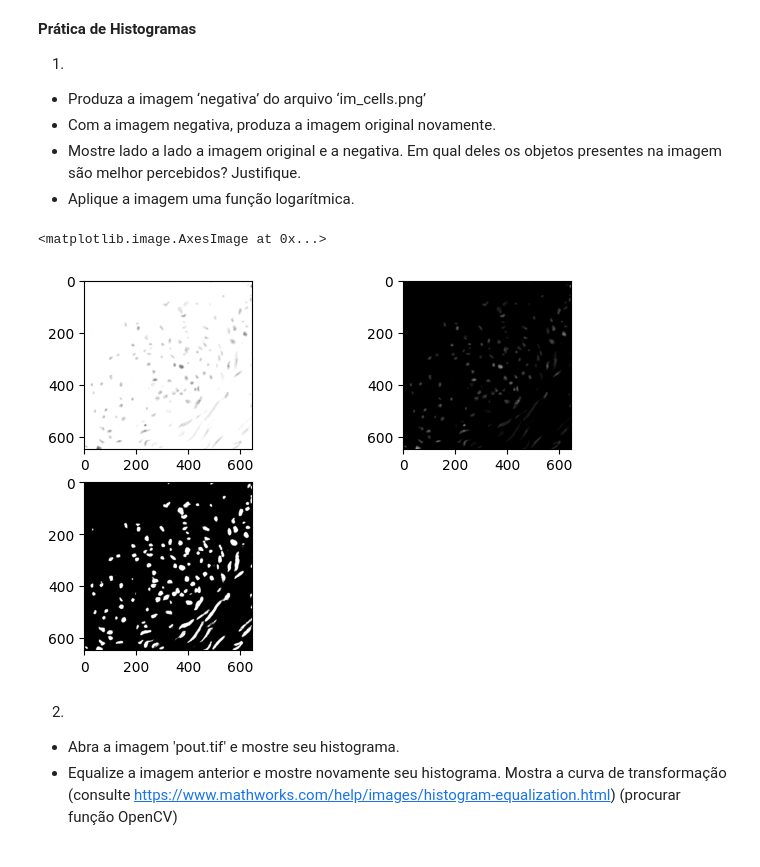
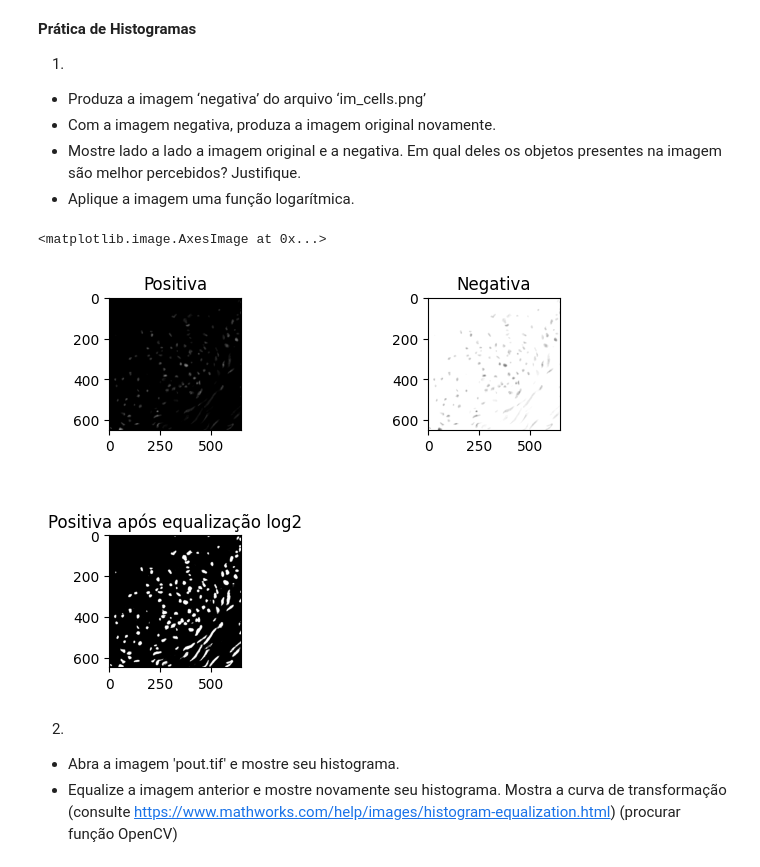
Before and after one commit to carlos-000-carlos/gsi058_t1_carlos.menezes, a Jupyter notebook: Lab03 - Histogram Equalization/Lab03_hist.ipynb, the cells around one changed output. Cells and saved outputs as stored; diff of their text form; code cells hidden in the pictures.

```diff
--- a/Lab03 - Histogram Equalization/Lab03_hist.ipynb
+++ b/Lab03 - Histogram Equalization/Lab03_hist.ipynb
@@ -17,39 +17,41 @@ img2 = cv2.imread("im_cells.png", cv2.IMREAD_GRAYSCALE)
 img3 = cv2.imread("im_cells.png", cv2.IMREAD_GRAYSCALE)
 img4 = cv2.imread("im_cells.png", cv2.IMREAD_GRAYSCALE)
 
 linhas = img.shape[0]
 colunas = img.shape[1]
 
 img2 = (255 - img)
 img3 = (255 - img2)
 
-x = (float)(0);
+x = (float)(0)
 
 i = (int)(0)
 while(i < linhas):
     j = (int)(0)
     while(j < colunas):
         x = round((31.875 * math.log2(img[i,j] / 255.0 + 1)) * 255);
         x = min(x, 255)
         img4[i,j] = x
         j = j + 1
     i = i + 1
 
 plt.subplot(2,2,1)
 plt.subplots_adjust(wspace=0.8)
-plt.imshow(img2, cmap='gray', vmin=0, vmax=255)
-#
+plt.title('Positiva')
+plt.imshow(img3, cmap='gray', vmin=0, vmax=255)
 
 plt.subplot(2,2,2)
 plt.subplots_adjust(wspace=0.8)
-plt.imshow(img3, cmap='gray', vmin=0, vmax=255)
+plt.title('Negativa')
+plt.imshow(img2, cmap='gray', vmin=0, vmax=255)
 
 plt.subplot(2,2,3)
-plt.subplots_adjust(wspace=0.8)
+plt.subplots_adjust(wspace=0.8, hspace = 0.8)
+plt.title('Positiva após equalização log2')
 plt.imshow(img4, cmap='gray', vmin=0, vmax=255)
 # %% [output]
 <matplotlib.image.AxesImage at 0x...>
-[figure, old version]
+[figure, new version]
 # %% [markdown]
 2)
 - Abra a imagem 'pout.tif' e mostre seu histograma.
```
Also changed, not shown: parts of 1 cell of this notebook.
